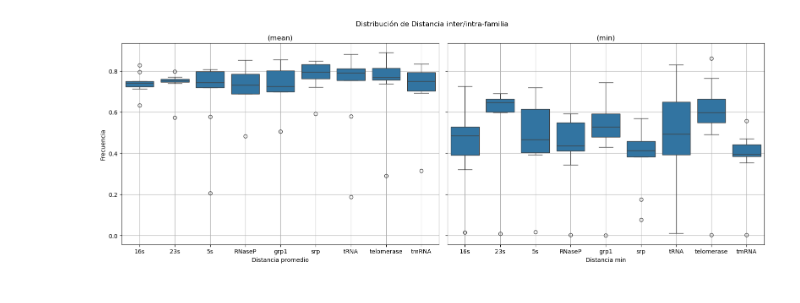
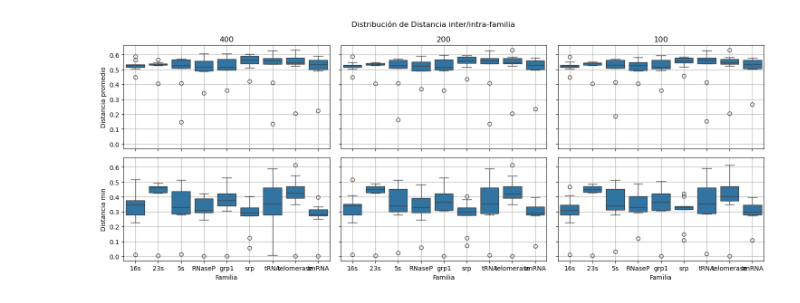
Before and after one commit to Gisch97/RNA-analysis, a Jupyter notebook: DataAnalysis/ArchiveII_seq-struc_similarity/clustering/Struc_dist_filtered_inter.ipynb, the cells around one changed output. Saved outputs shown, nothing was run; the diff lists cells and outputs as text; code cells hidden in the pictures.

```diff
--- a/DataAnalysis/ArchiveII_seq-struc_similarity/clustering/Struc_dist_filtered_inter.ipynb
+++ b/DataAnalysis/ArchiveII_seq-struc_similarity/clustering/Struc_dist_filtered_inter.ipynb
@@ -5,12 +5,17 @@ import seaborn as sns
 import matplotlib.pyplot as plt
 import rna_utils as ru
 
-DIST_PATH = "../../data/rnadist_f_all.h5"
+DATA_PATH    = "/home/gkulemeyer/Documents/Repos/RNA-analysis/DataAnalysis/data/"
 
-META_PATH = "../../data/sources/ArchiveII_with_prob_and_motiv.csv"
-META200_PATH = "/home/gkulemeyer/Documents/Repos/RNA-analysis/DataAnalysis/data/filtered_dataset/ArchiveII_hclus_200.csv"
-META400_PATH = "/home/gkulemeyer/Documents/Repos/RNA-analysis/DataAnalysis/data/filtered_dataset/ArchiveII_hclus_400.csv"
+DIST_PATH    = DATA_PATH + "rnadist_f_all.h5"
+dist100_PATH = DATA_PATH + "hc_filtered100.h5"
+dist200_PATH = DATA_PATH + "hc_filtered200.h5"
+dist400_PATH = DATA_PATH + "hc_filtered400.h5"
+META_PATH    = DATA_PATH + "sources/ArchiveII_with_prob_and_motiv.csv"
 # %%
 dist, meta = ru.load_and_align(corr_path=DIST_PATH, meta_path=META_PATH)
-dist200, meta200 = ru.load_and_align(corr_path=DIST_PATH, meta_path=META200_PATH)
-dist400, meta400 = ru.load_and_align(corr_path=DIST_PATH, meta_path=META400_PATH)
+dist100, meta100 = ru.load_and_align(corr_path=dist100_PATH, meta_path=META_PATH)
+dist200, meta200 = ru.load_and_align(corr_path=dist200_PATH, meta_path=META_PATH)
+dist400, meta400 = ru.load_and_align(corr_path=dist400_PATH, meta_path=META_PATH)
+
+print(meta400.groupby("fam")["sequence"].count())
@@ -189,32 +278,35 @@ plt.show()
 # %%
-fig, ax = plt.subplots(1, 2, figsize=(16, 6), sharey=True, sharex=True)
-df_long_m = df_min.reset_index().melt(
-    id_vars="index", var_name="Familia", value_name="Distancia"
-)
-df_long_m.rename(columns={"index": "Condición"}, inplace=True)
 
-df_long = df_strength.reset_index().melt(
-    id_vars="index", var_name="Familia", value_name="Distancia"
-)
-df_long.rename(columns={"index": "Condición"}, inplace=True)
 
-sns.boxplot(data=df_long, x="Familia", y="Distancia", ax=ax[0])
-sns.boxplot(data=df_long_m, x="Familia", y="Distancia", ax=ax[1])
 
-ax[0].set_title("(mean)")
-ax[1].set_title("(min)")
+
+
+# Quiero trasponer los ejes x e y
+fig, ax = plt.subplots(2, 3, figsize=(15, 6), sharey=True, sharex=True)
+sns.boxplot(data=df_long_mean_400, x="Familia", y="Distancia", ax=ax[0, 0])
+sns.boxplot(data=df_long_min_400, x="Familia", y="Distancia", ax=ax[1, 0])
 fig.suptitle("Distribución de Distancia inter/intra-familia")
-ax[0].set_xlabel("Distancia promedio")
-ax[1].set_xlabel("Distancia min")
-ax[0].set_ylabel("Frecuencia")
-ax[0].grid(True)
-ax[1].grid(True)
-
+ax[0, 0].set_ylabel("Distancia promedio")
+ax[1, 0].set_ylabel("Distancia min")
+ax[0, 0].set_title("400")
+ax[0, 0].grid(True)
+ax[1, 0].grid(True)
+sns.boxplot(data=df_long_mean_200, x="Familia", y="Distancia", ax=ax[0, 1])
+sns.boxplot(data=df_long_min_200, x="Familia", y="Distancia", ax=ax[1, 1])
+ax[0, 1].set_title("200")
+ax[0, 1].grid(True)
+ax[1, 1].grid(True)
+sns.boxplot(data=df_long_mean_100, x="Familia", y="Distancia", ax=ax[0, 2])
+sns.boxplot(data=df_long_min_100, x="Familia", y="Distancia", ax=ax[1, 2])
+ax[0, 2].set_title("100")
+ax[0, 2].grid(True)
+ax[1, 2].grid(True)
+fig.suptitle("Distribución de Distancia inter/intra-familia")
 
 fig.tight_layout()
 plt.show()
 # %% [output]
-[figure, old version]
+[figure, new version]
 # %%
 # # Creamos una copia para evitar modificar el original
 # df_no_diag = df_min.copy()
```
Also changed, not shown: parts of 21 cells of this notebook, 47 other files.
